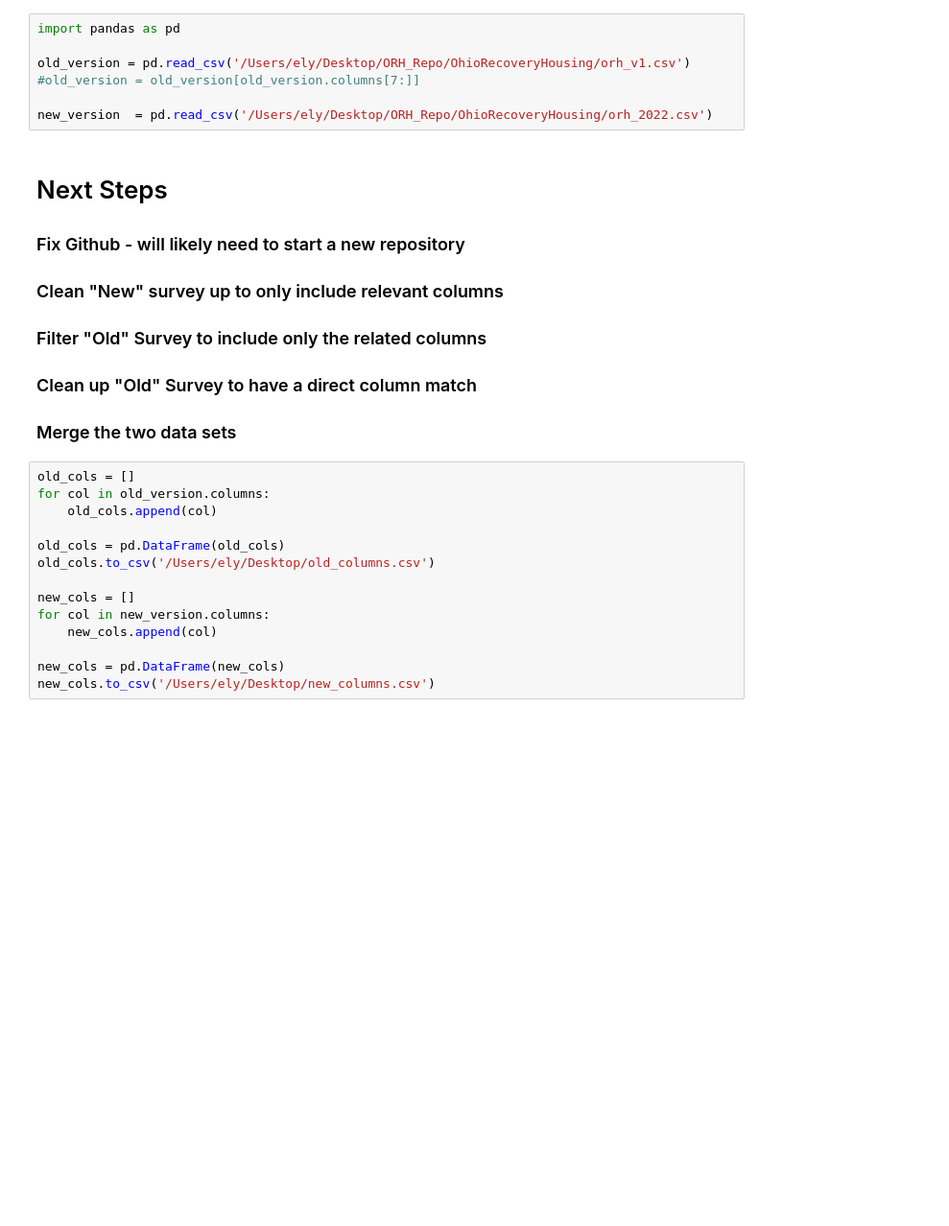
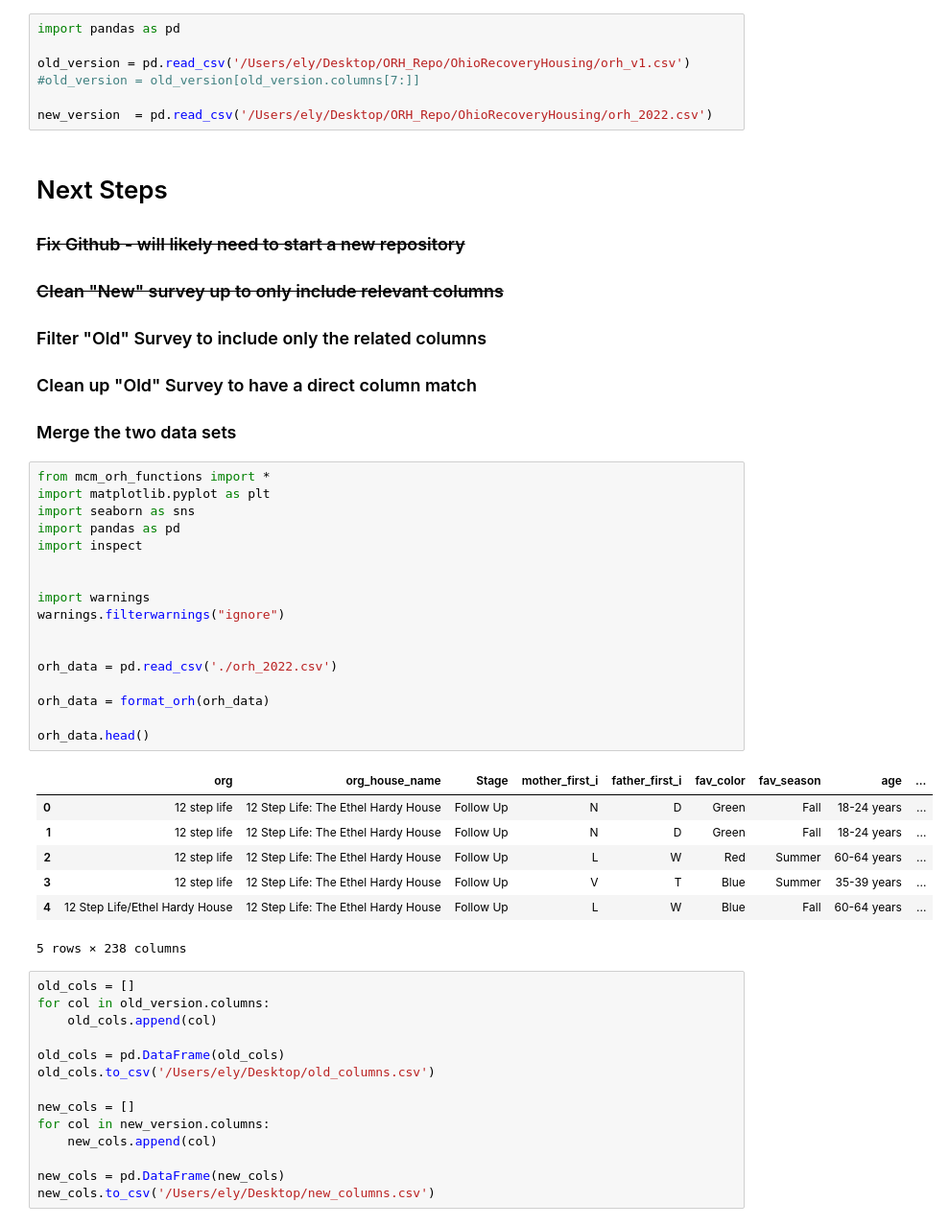
Before and after one commit to eppotter/OhioRecoveryHousing, a Jupyter notebook: Merge_Workspace.ipynb, the cells around one changed output. Shown: that part at 96% size. Cells and saved outputs as stored; diff of their text form; blank space fills up the shorter version.

```diff
--- a/Merge_Workspace.ipynb
+++ b/Merge_Workspace.ipynb
@@ -8,11 +8,36 @@ new_version  = pd.read_csv('/Users/ely/Desktop/ORH_Repo/OhioRecoveryHousing/orh_
 # %% [markdown]
 # Next Steps
 
-### Fix Github - will likely need to start a new repository
-### Clean "New" survey up to only include relevant columns
+### ~~Fix Github - will likely need to start a new repository~~
+### ~~Clean "New" survey up to only include relevant columns~~
 ### Filter "Old" Survey to include only the related columns
 ### Clean up "Old" Survey to have a direct column match
 ### Merge the two data sets
+# %%
+from mcm_orh_functions import *
+import matplotlib.pyplot as plt
+import seaborn as sns
+import pandas as pd
+import inspect
+
+
+import warnings
+warnings.filterwarnings("ignore")
+
+
+orh_data = pd.read_csv('./orh_2022.csv')
+
+orh_data = format_orh(orh_data)
+
+orh_data.head()
+# %% [output]
+|  | org | org_house_name | Stage | mother_first_i | father_first_i | fav_color | fav_season | age | ... |
+| 0 | 12 step life | 12 Step Life: The Ethel Hardy House | Follow Up | N | D | Green | Fall | 18-24 years | ... |
+| 1 | 12 step life | 12 Step Life: The Ethel Hardy House | Follow Up | N | D | Green | Fall | 18-24 years | ... |
+| 2 | 12 step life | 12 Step Life: The Ethel Hardy House | Follow Up | L | W | Red | Summer | 60-64 years | ... |
+| 3 | 12 step life | 12 Step Life: The Ethel Hardy House | Follow Up | V | T | Blue | Summer | 35-39 years | ... |
+| 4 | 12 Step Life/Ethel Hardy House | 12 Step Life: The Ethel Hardy House | Follow Up | L | W | Blue | Fall | 60-64 years | ... |
+5 rows × 238 columns
 # %%
 old_cols = []
 for col in old_version.columns:
```
Also changed, not shown: parts of 3 cells of this notebook, 1 other file.
